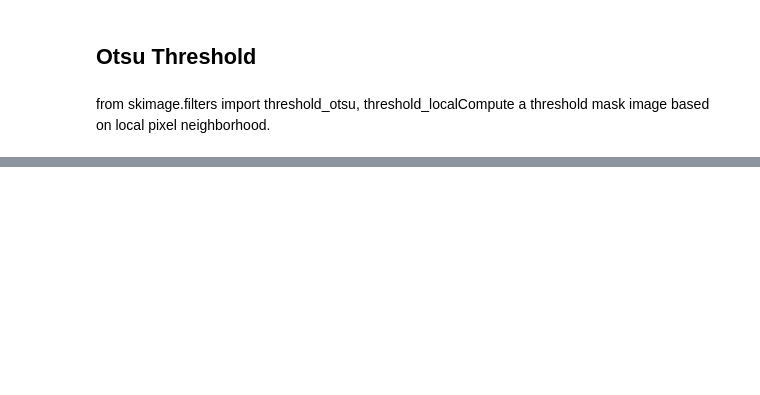
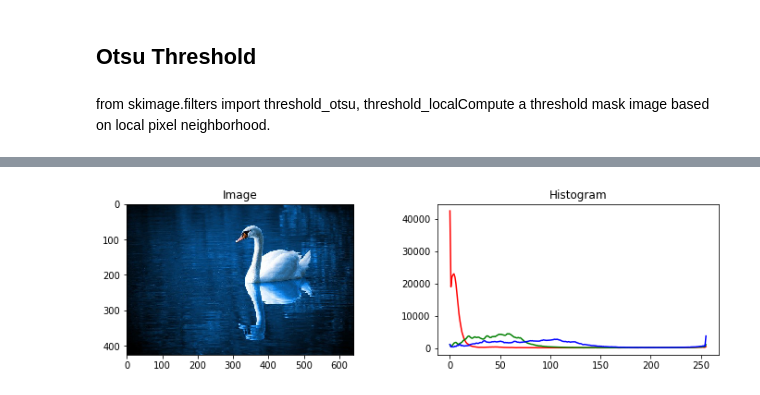
Before and after one commit to datacorner/les-tutos-datacorner.fr, a Jupyter notebook: computer-vision/image-management/basics_1.ipynb, the cells around one changed output, grey strips where cells are left out. Drawn from its saved outputs; the diff is of its cells as text; code cells hidden in the pictures; blank space fills up the shorter version.

```diff
--- a/computer-vision/image-management/basics_1.ipynb
+++ b/computer-vision/image-management/basics_1.ipynb
@@ -130,0 +173,4 @@ thresholdOtsuDisplay(image1_Gray)
+# %%
+histColor(B)
+# %% [output]
+[figure, added]
```
Also changed, not shown: parts of 22 cells of this notebook.
